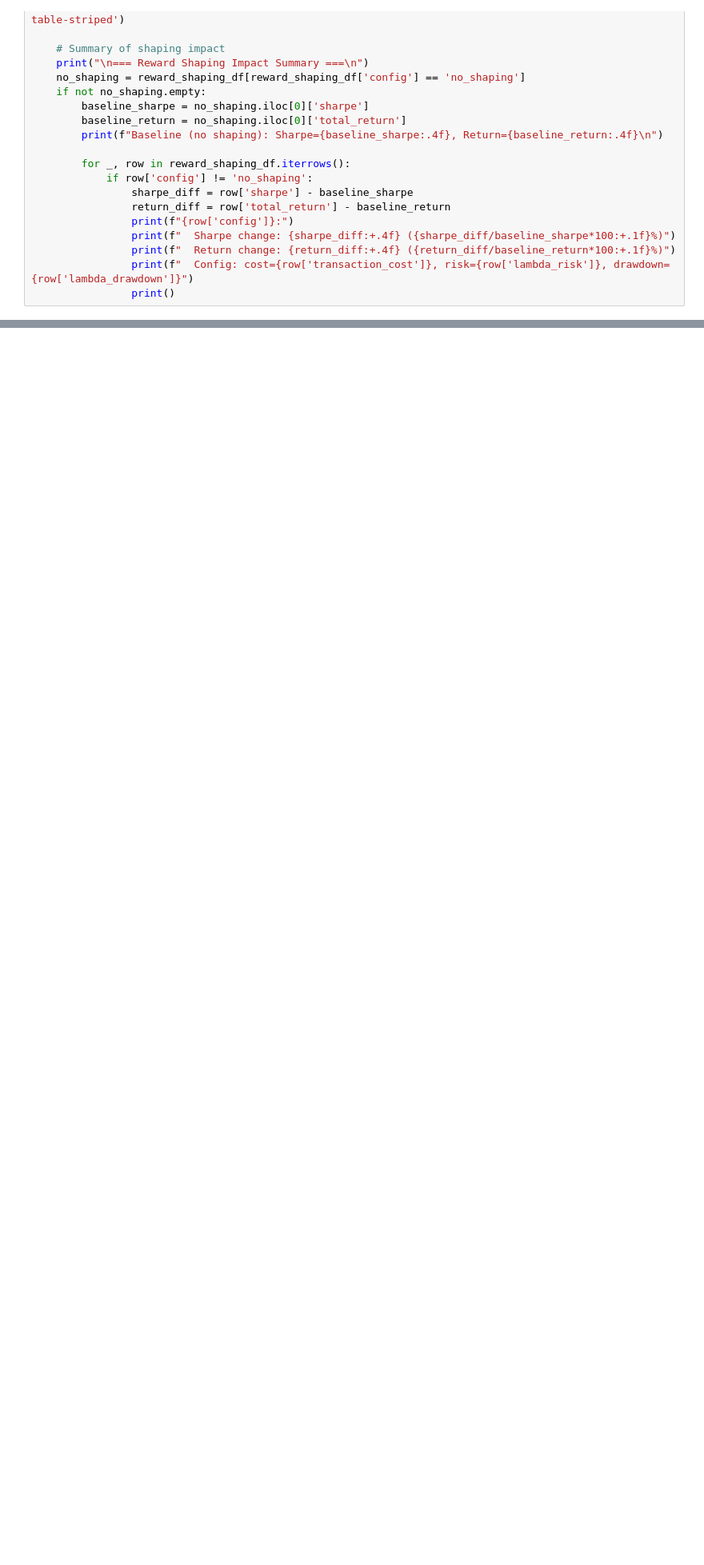
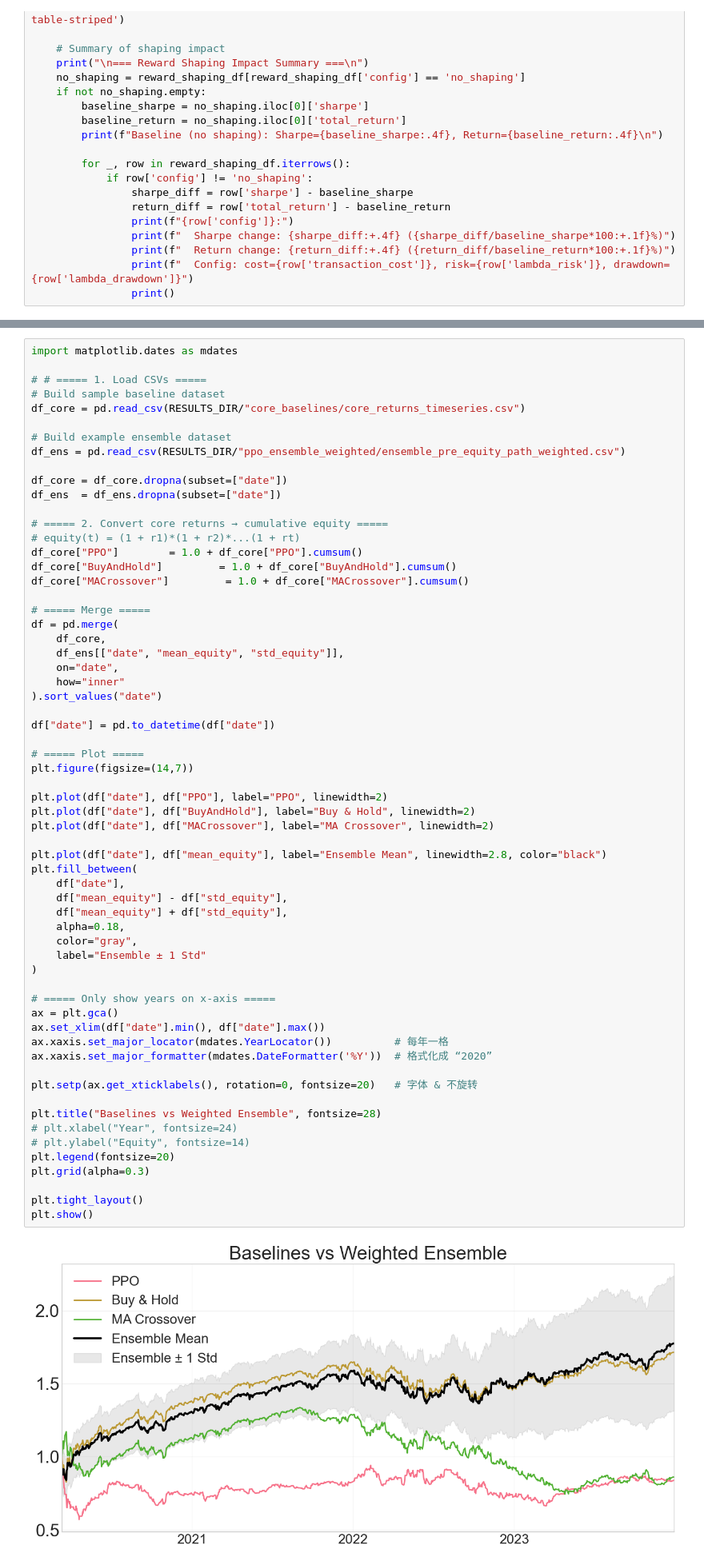
Before and after one commit to ekopen/finm-rl-project, a Jupyter notebook: notebooks/analysis_main.ipynb, the cells around one changed output, grey strips where cells are left out. Shown at 80% size. Saved outputs shown, nothing was run; the diff lists cells and outputs as text; blank space fills up the shorter version.

```diff
--- a/notebooks/analysis_main.ipynb
+++ b/notebooks/analysis_main.ipynb
@@ -988,0 +1099,64 @@ else:
+# %%
+import matplotlib.dates as mdates
+
+# # ===== 1. Load CSVs =====
+# Build sample baseline dataset
+df_core = pd.read_csv(RESULTS_DIR/"core_baselines/core_returns_timeseries.csv")
+
+# Build example ensemble dataset
+df_ens = pd.read_csv(RESULTS_DIR/"ppo_ensemble_weighted/ensemble_pre_equity_path_weighted.csv")
+
+df_core = df_core.dropna(subset=["date"])
+df_ens  = df_ens.dropna(subset=["date"])
+
+# ===== 2. Convert core returns → cumulative equity =====
+# equity(t) = (1 + r1)*(1 + r2)*...(1 + rt)
+df_core["PPO"]        = 1.0 + df_core["PPO"].cumsum()
+df_core["BuyAndHold"]         = 1.0 + df_core["BuyAndHold"].cumsum()
+df_core["MACrossover"]         = 1.0 + df_core["MACrossover"].cumsum()
+
+# ===== Merge =====
+df = pd.merge(
+    df_core,
+    df_ens[["date", "mean_equity", "std_equity"]],
+    on="date",
+    how="inner"
+).sort_values("date")
+
+df["date"] = pd.to_datetime(df["date"])
+
+# ===== Plot =====
+plt.figure(figsize=(14,7))
+
+plt.plot(df["date"], df["PPO"], label="PPO", linewidth=2)
+plt.plot(df["date"], df["BuyAndHold"], label="Buy & Hold", linewidth=2)
+plt.plot(df["date"], df["MACrossover"], label="MA Crossover", linewidth=2)
+
+plt.plot(df["date"], df["mean_equity"], label="Ensemble Mean", linewidth=2.8, color="black")
+plt.fill_between(
+    df["date"],
+    df["mean_equity"] - df["std_equity"],
+    df["mean_equity"] + df["std_equity"],
+    alpha=0.18,
+    color="gray",
+    label="Ensemble ± 1 Std"
+)
+
+# ===== Only show years on x-axis =====
+ax = plt.gca()
+ax.set_xlim(df["date"].min(), df["date"].max())
+ax.xaxis.set_major_locator(mdates.YearLocator())          # 每年一格
+ax.xaxis.set_major_formatter(mdates.DateFormatter('%Y'))  # 格式化成 “2020”
+
+plt.setp(ax.get_xticklabels(), rotation=0, fontsize=20)   # 字体 & 不旋转
+
+plt.title("Baselines vs Weighted Ensemble", fontsize=28)
+# plt.xlabel("Year", fontsize=24)
+# plt.ylabel("Equity", fontsize=14)
+plt.legend(fontsize=20)
+plt.grid(alpha=0.3)
+
+plt.tight_layout()
+plt.show()
+# %% [output]
+[figure, added]
```
Also changed, not shown: parts of 15 cells of this notebook, 18 other files.
